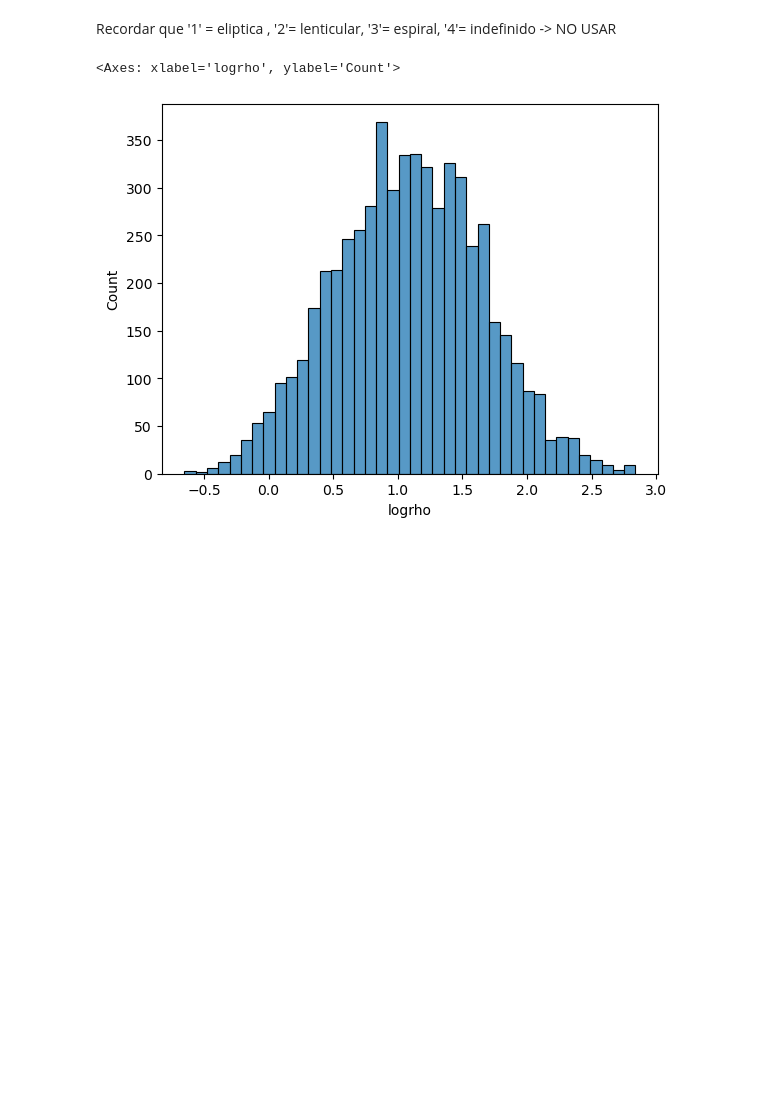
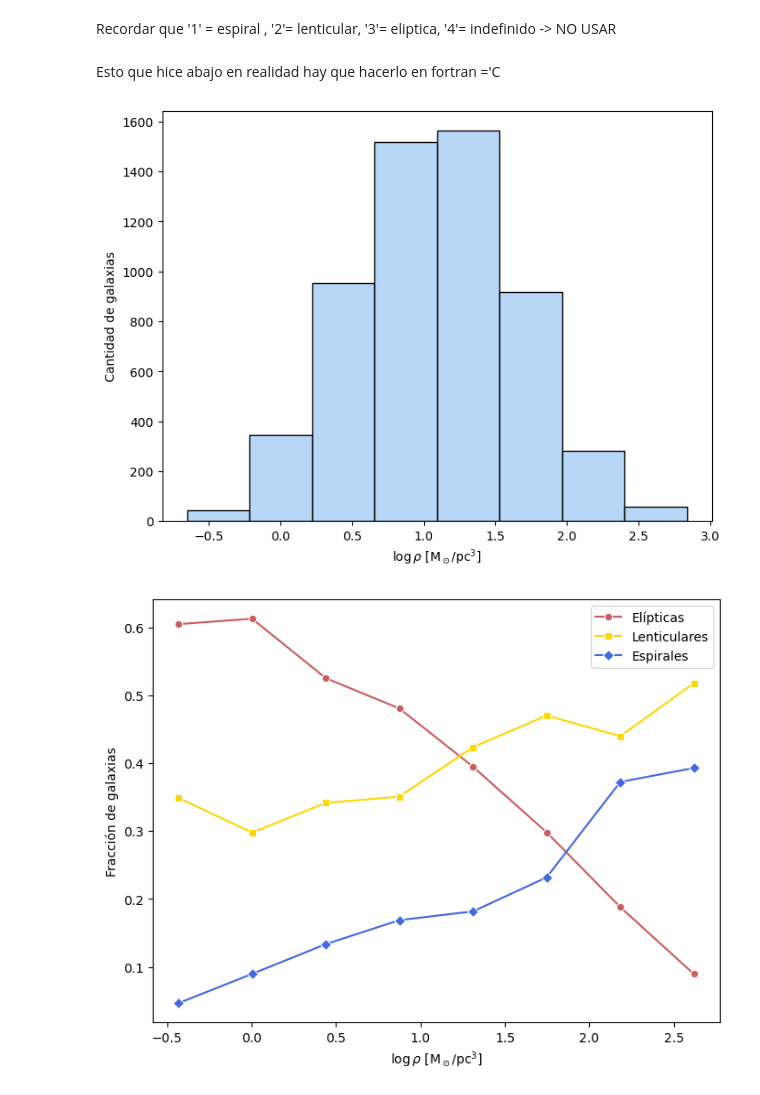
Before and after one commit to shulypuddu/extragalactica, a Jupyter notebook: 4_practico/graficos.ipynb, the cells around one changed output. Drawn from its saved outputs; the diff is of its cells as text; code cells hidden in the pictures; blank space fills up the shorter version.

```diff
--- a/4_practico/graficos.ipynb
+++ b/4_practico/graficos.ipynb
@@ -3,11 +3,44 @@ import numpy
 import matplotlib.pyplot as plt
 import seaborn as sns
 import pandas as pd
-df=pd.read_csv('/mnt/sda2/extragalactica/4_practico/densidad.csv')
+df0=pd.read_csv('/mnt/sda2/extragalactica/4_practico/densidad.csv')
+df0.head()
+sns.set_palette('pastel',3)
 # %% [markdown]
-Recordar que '1' = eliptica , '2'= lenticular, '3'= espiral, '4'= indefinido -> NO USAR
+Recordar que '1' = espiral , '2'= lenticular, '3'= eliptica, '4'= indefinido -> NO USAR
+# %% [markdown]
+Esto que hice abajo en realidad hay que hacerlo en fortran ='C
 # %%
-sns.histplot(df['logrho'])
+cant_bin=8
+df=df0[df0['tipo']!= 4]
+plt.figure(figsize=(8,6))
+sns.histplot(data=df, x='logrho',bins=cant_bin)
+plt.xlabel(r'$\log \rho$ [M$_\odot$/pc$^3$]')
+plt.ylabel('Cantidad de galaxias')
+plt.savefig('/mnt/sda2/extragalactica/4_practico/informe/imagenes/hist_rho.pdf', dpi=300, bbox_inches='tight')
+plt.show()
+
+elip= df[df['tipo']==3]
+lent= df[df['tipo']==2]
+esp= df[df['tipo']==1]
+
+cuentas_elip=0
+cant_total, bins = numpy.histogram(df['logrho'], bins=cant_bin) # obtengo los bins para usarlos despues
+#np.histogram realiza todo el conteo y los bines sin hacer el grafico
+cuentas_elip, _ = numpy.histogram(elip['logrho'], bins=bins)
+cuentas_lent, _ = numpy.histogram(lent['logrho'], bins=bins)
+cuentas_esp, _ = numpy.histogram(esp['logrho'], bins=bins)
+
+centros = (bins[:-1] + bins[1:]) / 2 # calcular los centros de los bins, no uso los bordes xq tengo un elemento de mas
+
+plt.figure(figsize=(8,6))
+sns.lineplot(x=centros, y=cuentas_elip/cant_total,color='indianred' ,label='Elípticas', marker='o')
+sns.lineplot(x=centros, y=cuentas_lent/cant_total, color='gold', label='Lenticulares', marker='s')
+sns.lineplot(x=centros, y=cuentas_esp/cant_total, color='royalblue', label='Espirales', marker='D')
+plt.xlabel(r'$\log \rho$ [M$_\odot$/pc$^3$]')
+plt.ylabel('Fracción de galaxias')
+plt.savefig('/mnt/sda2/extragalactica/4_practico/informe/imagenes/rho_tipo.pdf', dpi=300, bbox_inches='tight')
+plt.show()
 # %% [output]
-<Axes: xlabel='logrho', ylabel='Count'>
-[figure, old version]
+[figure, new version]
+[figure, added]
```
Also changed, not shown: parts of 3 cells of this notebook, 41 other files.
